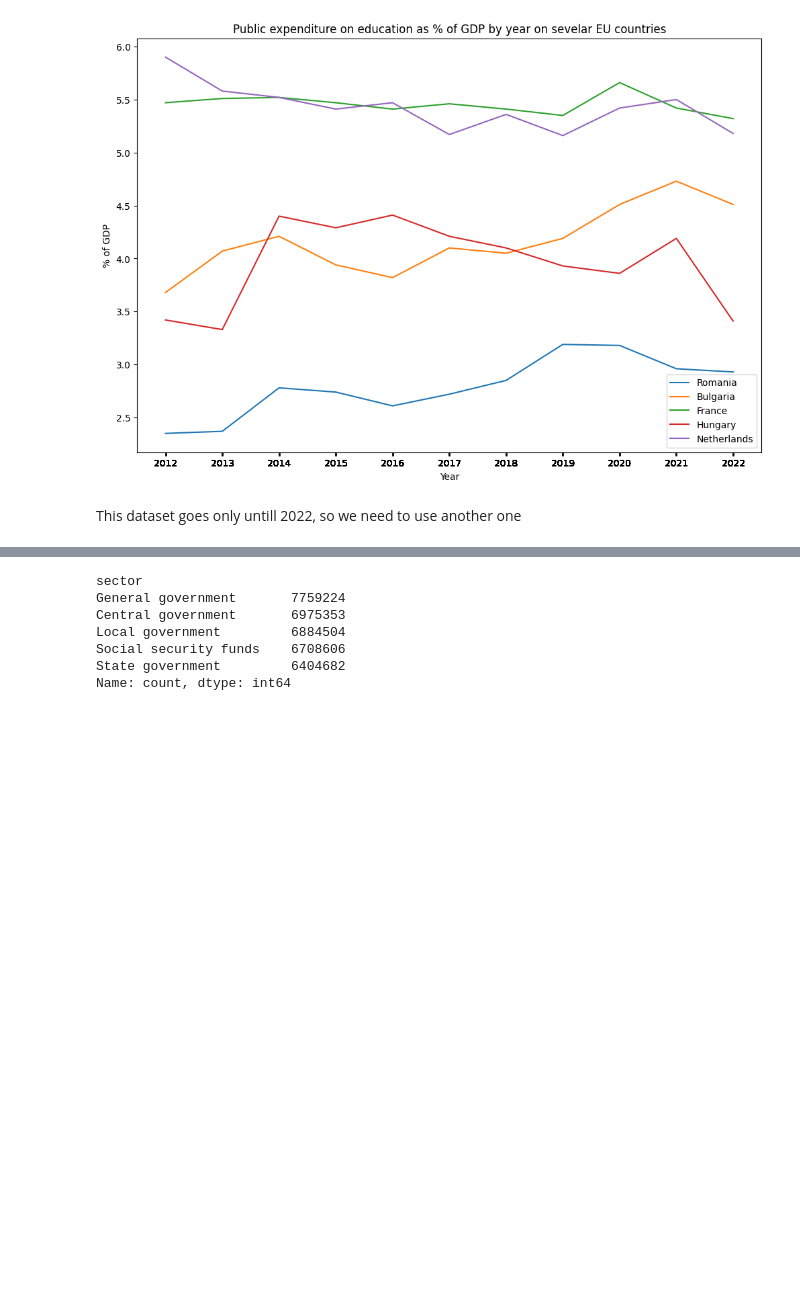
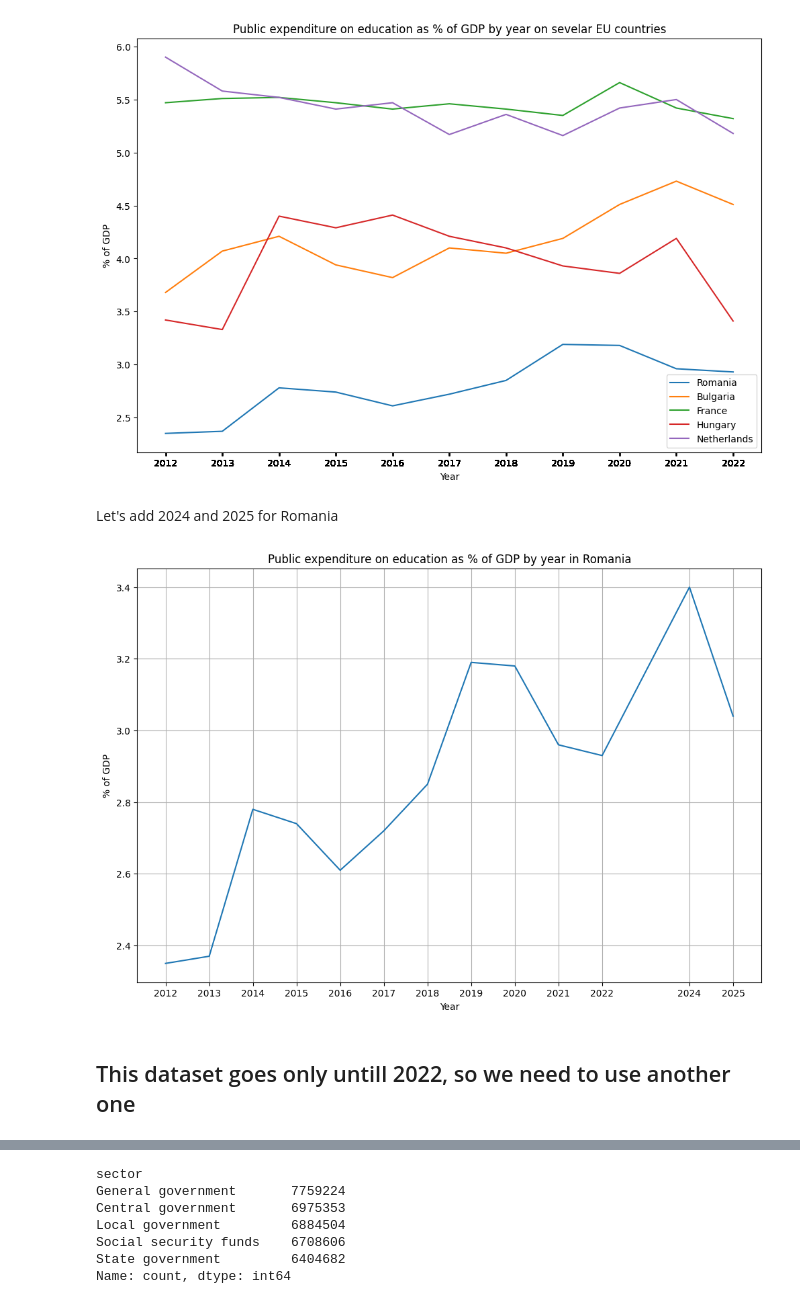
Before and after one commit to TudorMurariu/minimum-wage-study, a Jupyter notebook: pib-p-in-education/pin_in_edu.ipynb, the cells around one changed output, grey strips where cells are left out. Drawn from its saved outputs; the diff is of its cells as text; code cells hidden in the pictures; blank space fills up the shorter version.

Commit message:
added 2024 adn 2025 data for % pib in education

```diff
--- a/pib-p-in-education/pin_in_edu.ipynb
+++ b/pib-p-in-education/pin_in_edu.ipynb
@@ -96,8 +96,34 @@ plt.legend()
 # %% [output]
 <matplotlib.legend.Legend at 0x...>
 [figure]
+# %% [markdown]
+Let's add 2024 and 2025 for Romania
+# %%
+romania = total_by_country_year[total_by_country_year.geo == 'Romania']
+
+plt.figure(figsize=(12, 8))
+
+years = pd.concat([
+    romania.TIME_PERIOD,
+    pd.Series([2024, 2025])
+])
+
+value = pd.concat([
+    romania.education_pct_gdp_total,
+    pd.Series([3.4, 3.04])
+])
+
+plt.plot(years, value)
+
+plt.xticks(years)
+plt.xlabel("Year")
+plt.ylabel("% of GDP")
+plt.title("Public expenditure on education as % of GDP by year in Romania")
+plt.grid()
+# %% [output]
+[figure, added]
 # %% [markdown]
-This dataset goes only untill 2022, so we need to use another one
+## This dataset goes only untill 2022, so we need to use another one
 # %%
 # link where to find the dataset: https://ec.europa.eu/eurostat/databrowser/view/gov_10a_exp/default/table
 
```
Also changed, not shown: parts of 10 cells of this notebook.
